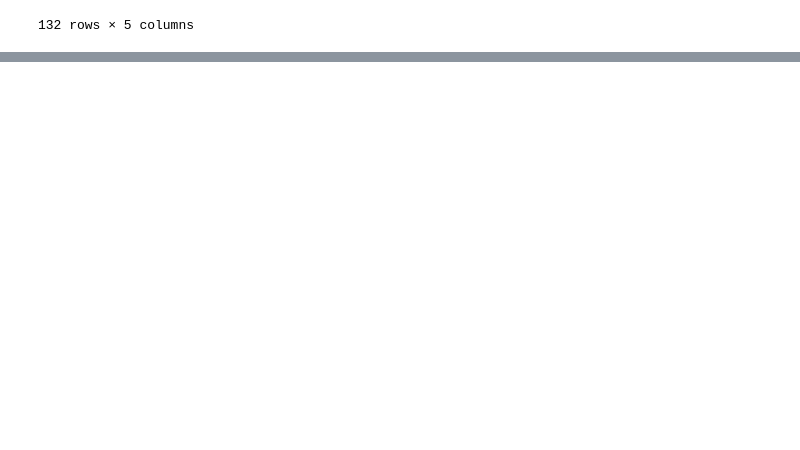
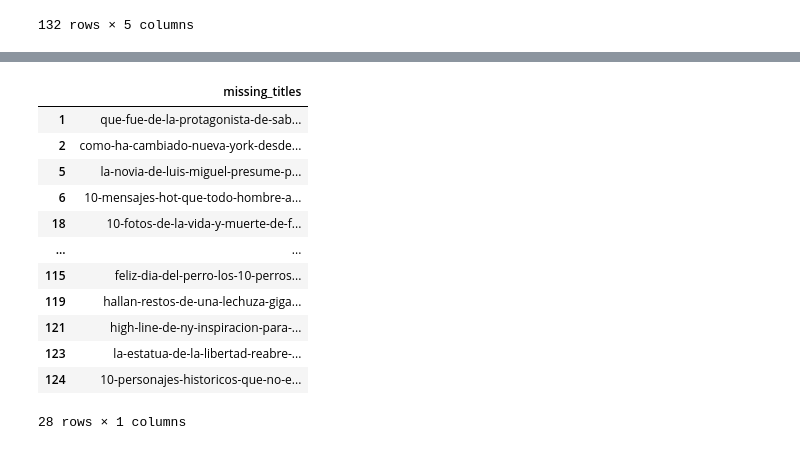
Before and after one commit to francomanca93/ingenieria-de-datos, a Jupyter notebook: practicas/pandas.ipynb, the cells around one changed output, grey strips where cells are left out. Drawn from its saved outputs; the diff is of its cells as text; code cells hidden in the pictures; blank space fills up the shorter version.

Commit message:
Trabajar con datos faltantes

```diff
--- a/practicas/pandas.ipynb
+++ b/practicas/pandas.ipynb
@@ -59,7 +59,7 @@ frame_test3
 # %%
 pd.options.display.max_rows = 10
 
-el_universal = pd.read_csv('/home/franco/Documents/Python/Proyectos/ingenieria-de-datos/web-scrapper/datasets/eluniversal_2020_07_21_articles.csv')
+el_universal = pd.read_csv('/home/franco/Documents/Python/Proyectos/ingenieria-de-datos/etl/datasets/eluniversal_2020_07_21_articles.csv')
 
 type(el_universal)
 # %% [output]
@@ -215,0 +218,6 @@ Name: host, Length: 13, dtype: int64
+# %%
+# 3. Rellenar datos faltantes.
+
+missing_titles_mask = el_universal['title'].isna()
+
+missing_titles_mask
@@ -215,0 +237,20 @@ Name: host, Length: 13, dtype: int64
+# %%
+# Existen datos faltantes.
+
+(el_universal[missing_titles_mask]['url']
+    .str.extract(r'(?P<missing_titles>[^/]+)$')
+)
+# %% [output]
+|  | missing_titles |
+| 1 | que-fue-de-la-protagonista-de-sab... |
+| 2 | como-ha-cambiado-nueva-york-desde... |
+| 5 | la-novia-de-luis-miguel-presume-p... |
+| 6 | 10-mensajes-hot-que-todo-hombre-a... |
+| 18 | 10-fotos-de-la-vida-y-muerte-de-f... |
+| ... | ... |
+| 115 | feliz-dia-del-perro-los-10-perros... |
+| 119 | hallan-restos-de-una-lechuza-giga... |
+| 121 | high-line-de-ny-inspiracion-para-... |
+| 123 | la-estatua-de-la-libertad-reabre-... |
+| 124 | 10-personajes-historicos-que-no-e... |
+28 rows × 1 columns
```
Also changed, not shown: parts of 5 cells of this notebook.
